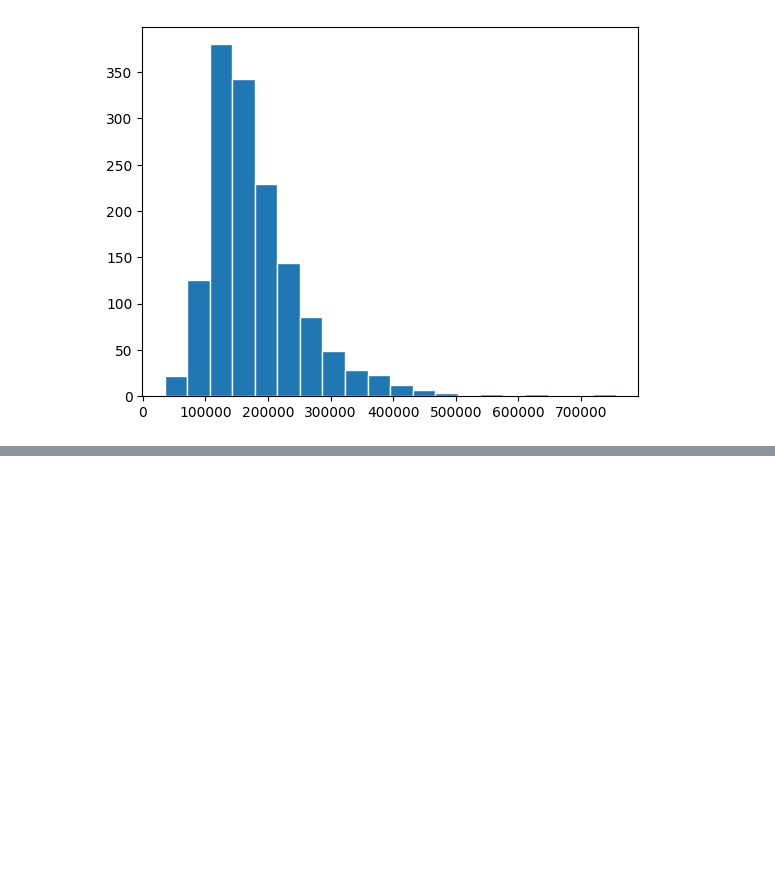
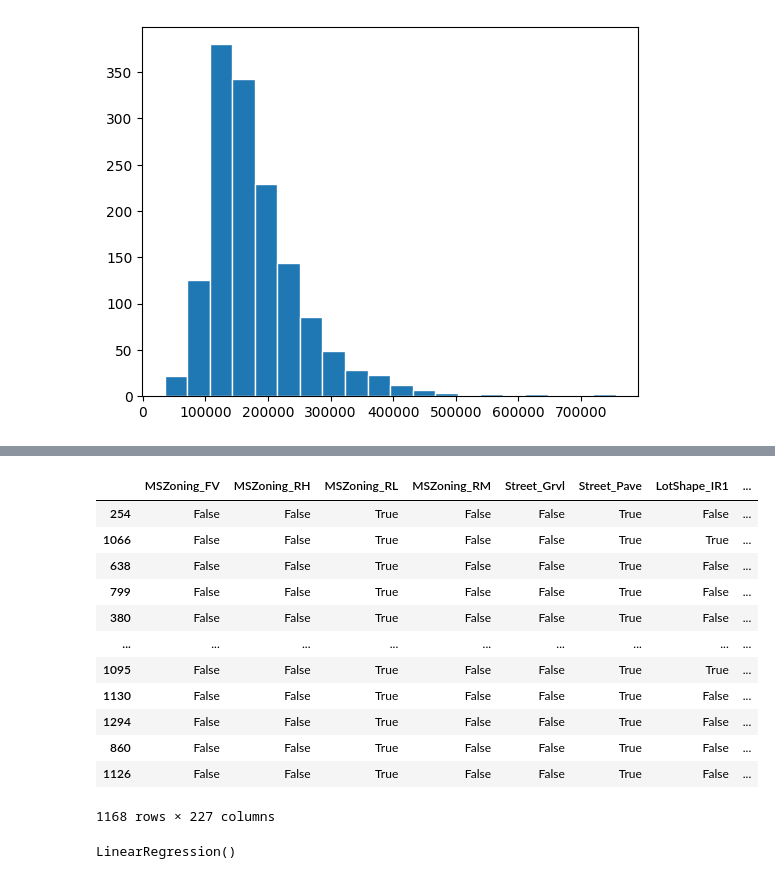
Before and after one commit to sumitmg/house-prices-advanced-regression-techniques, a Jupyter notebook: model_code.ipynb, the cells around one changed output, grey strips where cells are left out. Cells and saved outputs as stored; diff of their text form; code cells hidden in the pictures; blank space fills up the shorter version.

```diff
--- a/model_code.ipynb
+++ b/model_code.ipynb
@@ -342,0 +446,3 @@ KeyError: "None of [Index([('Id', 'MSSubClass', 'LotFrontage', 'LotArea', 'Overa
+# %%
+df_final_train = pd.concat([df, encoded_data_df], axis = 1)
+df_final_train.shape
@@ -342,0 +528,5 @@ KeyError: "None of [Index([('Id', 'MSSubClass', 'LotFrontage', 'LotArea', 'Overa
+# %%
+xdf = df_final_train[x_features]
+# %%
+# Transpose the DataFrame and drop duplicate rows
+df_final_train = df_final_train.T.drop_duplicates().T
@@ -342,0 +549,28 @@ KeyError: "None of [Index([('Id', 'MSSubClass', 'LotFrontage', 'LotArea', 'Overa
+# %%
+ydf = df_final_train[['SalePrice']]
+
+
+X_train, X_test, y_train, y_test = train_test_split(xdf, ydf, test_size=0.2, random_state=42)
+y_true = y_train
+# %%
+X_train
+# %% [output]
+|  | MSZoning_FV | MSZoning_RH | MSZoning_RL | MSZoning_RM | Street_Grvl | Street_Pave | LotShape_IR1 | ... |
+| 254 | False | False | True | False | False | True | False | ... |
+| 1066 | False | False | True | False | False | True | True | ... |
+| 638 | False | False | True | False | False | True | False | ... |
+| 799 | False | False | True | False | False | True | False | ... |
+| 380 | False | False | True | False | False | True | False | ... |
+| ... | ... | ... | ... | ... | ... | ... | ... | ... |
+| 1095 | False | False | True | False | False | True | True | ... |
+| 1130 | False | False | True | False | False | True | False | ... |
+| 1294 | False | False | True | False | False | True | False | ... |
+| 860 | False | False | True | False | False | True | False | ... |
+| 1126 | False | False | True | False | False | True | False | ... |
+1168 rows × 227 columns
+# %%
+
+model = LinearRegression()
+model.fit(X_train, y_train)
+# %% [output]
+LinearRegression()
```
Also changed, not shown: parts of 45 cells of this notebook, 2 other files.
